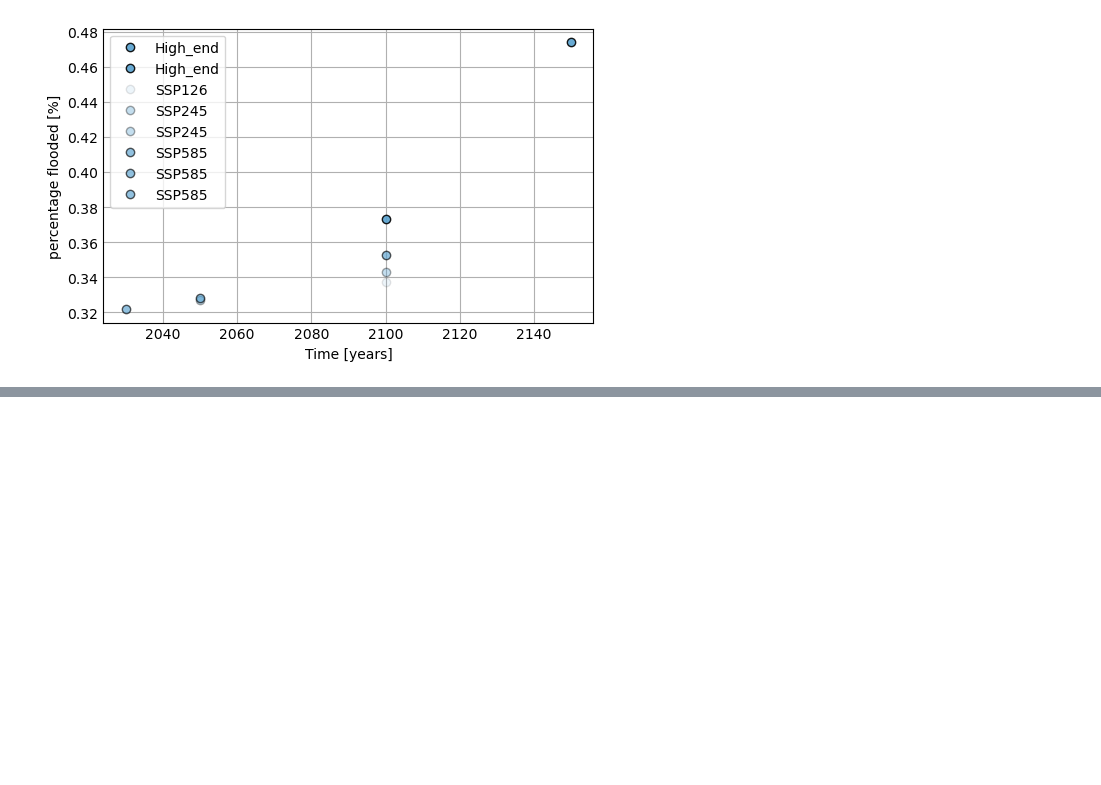
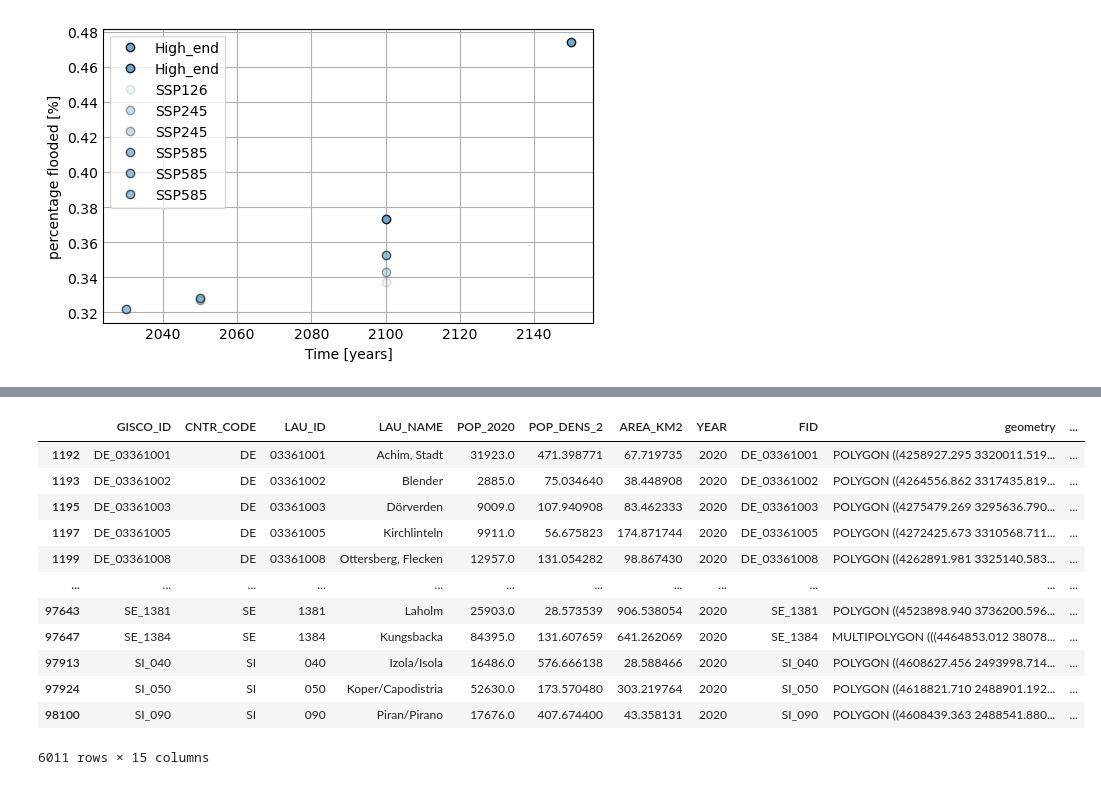
Before and after one commit to openearth/coclico-workbench, a Jupyter notebook: notebooks/POC_cfhp.ipynb, the cells around one changed output, grey strips where cells are left out. Saved outputs shown, nothing was run; the diff lists cells and outputs as text; code cells hidden in the pictures; blank space fills up the shorter version.

```diff
--- a/notebooks/POC_cfhp.ipynb
+++ b/notebooks/POC_cfhp.ipynb
@@ -342,0 +411,18 @@ ax.legend(scen)
+# %%
+# Reduce data frame to only those lau's that have been altered
+altered_lau_data = lau_data.loc[~lau_data.flooded.isna()]
+altered_lau_data
+# %% [output]
+|  | GISCO_ID | CNTR_CODE | LAU_ID | LAU_NAME | POP_2020 | POP_DENS_2 | AREA_KM2 | YEAR | FID | geometry | ... |
+| 1192 | DE_03361001 | DE | 03361001 | Achim, Stadt | 31923.0 | 471.398771 | 67.719735 | 2020 | DE_03361001 | POLYGON ((4258927.295 3320011.519... | ... |
+| 1193 | DE_03361002 | DE | 03361002 | Blender | 2885.0 | 75.034640 | 38.448908 | 2020 | DE_03361002 | POLYGON ((4264556.862 3317435.819... | ... |
+| 1195 | DE_03361003 | DE | 03361003 | Dörverden | 9009.0 | 107.940908 | 83.462333 | 2020 | DE_03361003 | POLYGON ((4275479.269 3295636.790... | ... |
+| 1197 | DE_03361005 | DE | 03361005 | Kirchlinteln | 9911.0 | 56.675823 | 174.871744 | 2020 | DE_03361005 | POLYGON ((4272425.673 3310568.711... | ... |
+| 1199 | DE_03361008 | DE | 03361008 | Ottersberg, Flecken | 12957.0 | 131.054282 | 98.867430 | 2020 | DE_03361008 | POLYGON ((4262891.981 3325140.583... | ... |
+| ... | ... | ... | ... | ... | ... | ... | ... | ... | ... | ... | ... |
+| 97643 | SE_1381 | SE | 1381 | Laholm | 25903.0 | 28.573539 | 906.538054 | 2020 | SE_1381 | POLYGON ((4523898.940 3736200.596... | ... |
+| 97647 | SE_1384 | SE | 1384 | Kungsbacka | 84395.0 | 131.607659 | 641.262069 | 2020 | SE_1384 | MULTIPOLYGON (((4464853.012 38078... | ... |
+| 97913 | SI_040 | SI | 040 | Izola/Isola | 16486.0 | 576.666138 | 28.588466 | 2020 | SI_040 | POLYGON ((4608627.456 2493998.714... | ... |
+| 97924 | SI_050 | SI | 050 | Koper/Capodistria | 52630.0 | 173.570480 | 303.219764 | 2020 | SI_050 | POLYGON ((4618821.710 2488901.192... | ... |
+| 98100 | SI_090 | SI | 090 | Piran/Pirano | 17676.0 | 407.674400 | 43.358131 | 2020 | SI_090 | POLYGON ((4608439.363 2488541.880... | ... |
+6011 rows × 15 columns
```
Also changed, not shown: parts of 12 cells of this notebook.
